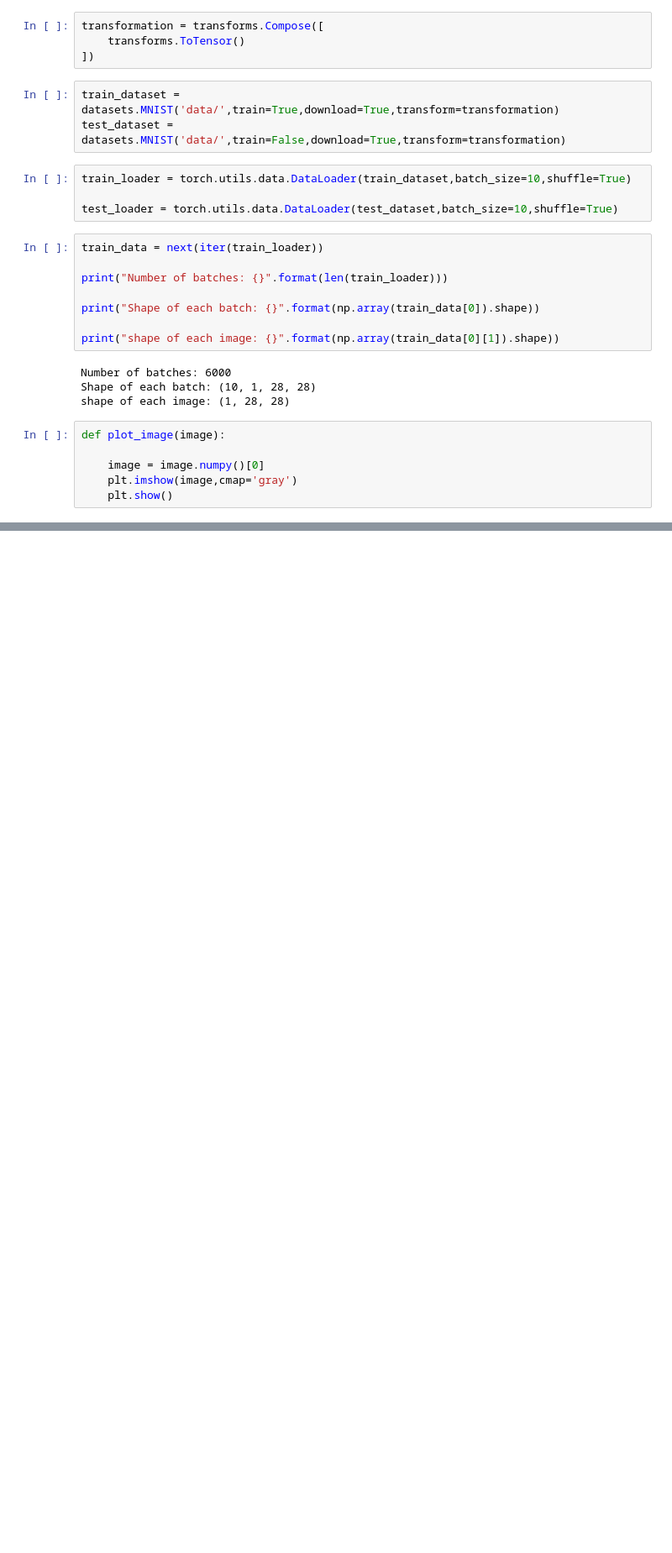
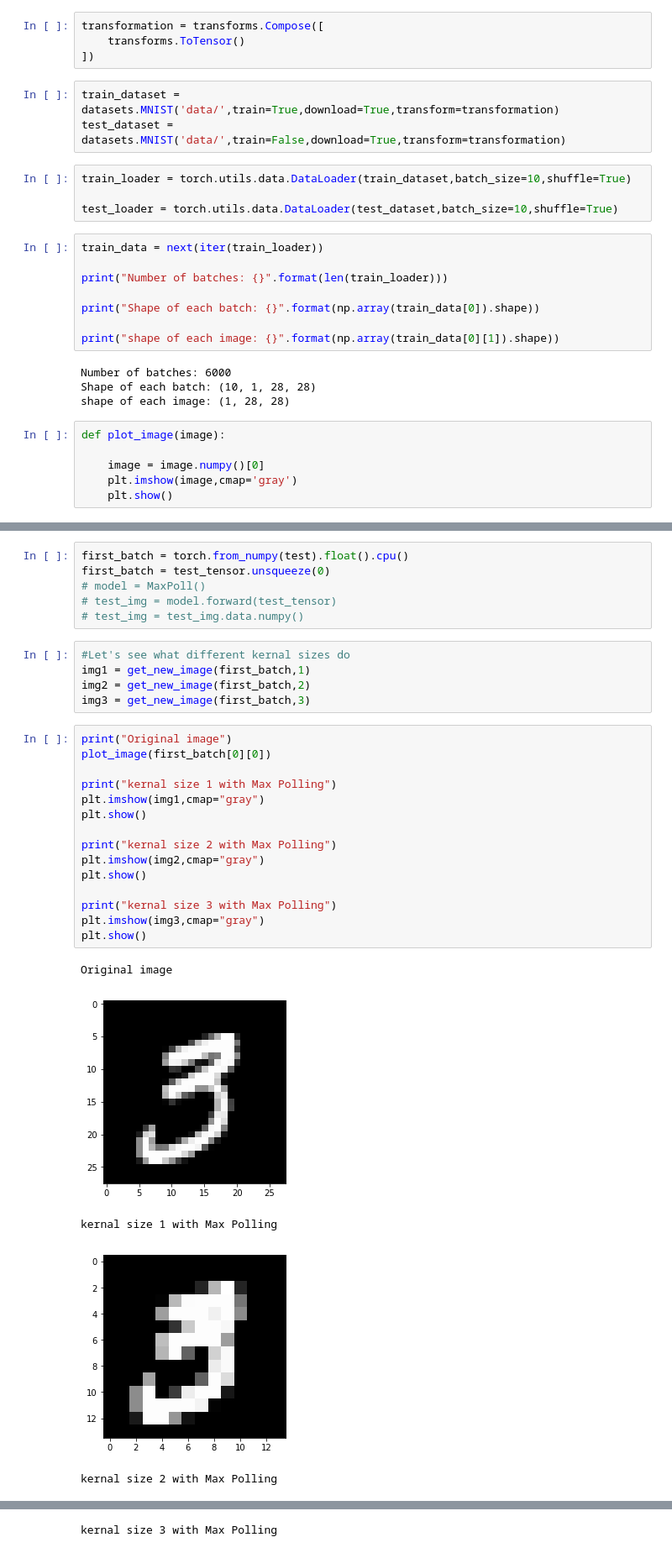
Before and after one commit to amoghreddytech/_torch, a Jupyter notebook: CNN.ipynb, the cells around one changed output, grey strips where cells are left out. Shown at 84% size. Cells and saved outputs as stored; diff of their text form; blank space fills up the shorter version.

```diff
--- a/CNN.ipynb
+++ b/CNN.ipynb
@@ -66,0 +83,32 @@ class Net(nn.Module):
+# %%
+first_batch = torch.from_numpy(test).float().cpu()
+first_batch = test_tensor.unsqueeze(0)
+# model = MaxPoll()
+# test_img = model.forward(test_tensor)
+# test_img = test_img.data.numpy()
+# %%
+#Let's see what different kernal sizes do
+img1 = get_new_image(first_batch,1)
+img2 = get_new_image(first_batch,2)
+img3 = get_new_image(first_batch,3)
+# %%
+print("Original image")
+plot_image(first_batch[0][0])
+
+print("kernal size 1 with Max Polling")
+plt.imshow(img1,cmap="gray")
+plt.show()
+
+print("kernal size 2 with Max Polling")
+plt.imshow(img2,cmap="gray")
+plt.show()
+
+print("kernal size 3 with Max Polling")
+plt.imshow(img3,cmap="gray")
+plt.show()
+# %% [output]
+Original image
+[figure, added]
+kernal size 1 with Max Polling
+[figure, added]
+kernal size 2 with Max Polling
@@ -66,0 +116 @@ class Net(nn.Module):
+kernal size 3 with Max Polling
```
Also changed, not shown: parts of 10 cells of this notebook.
